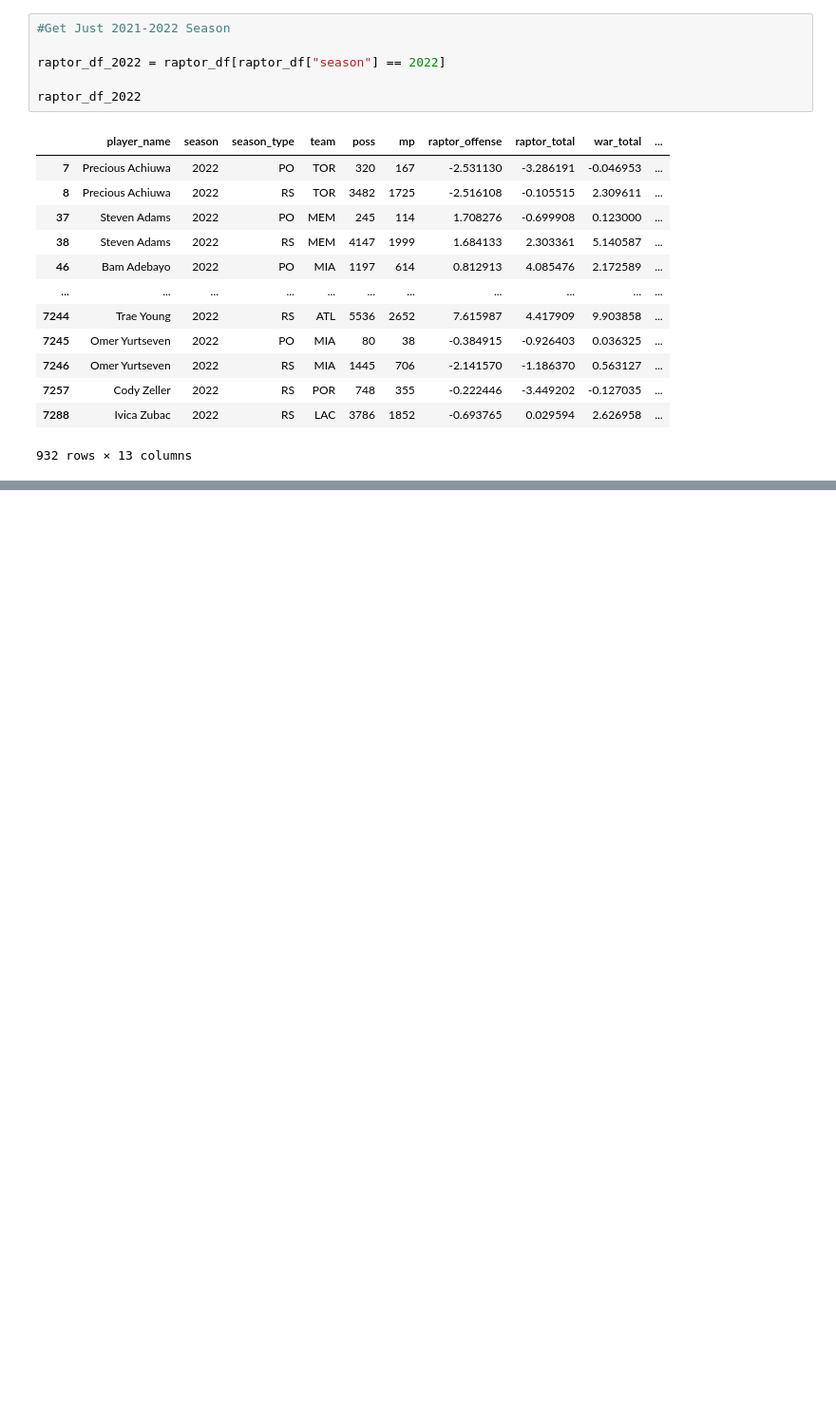
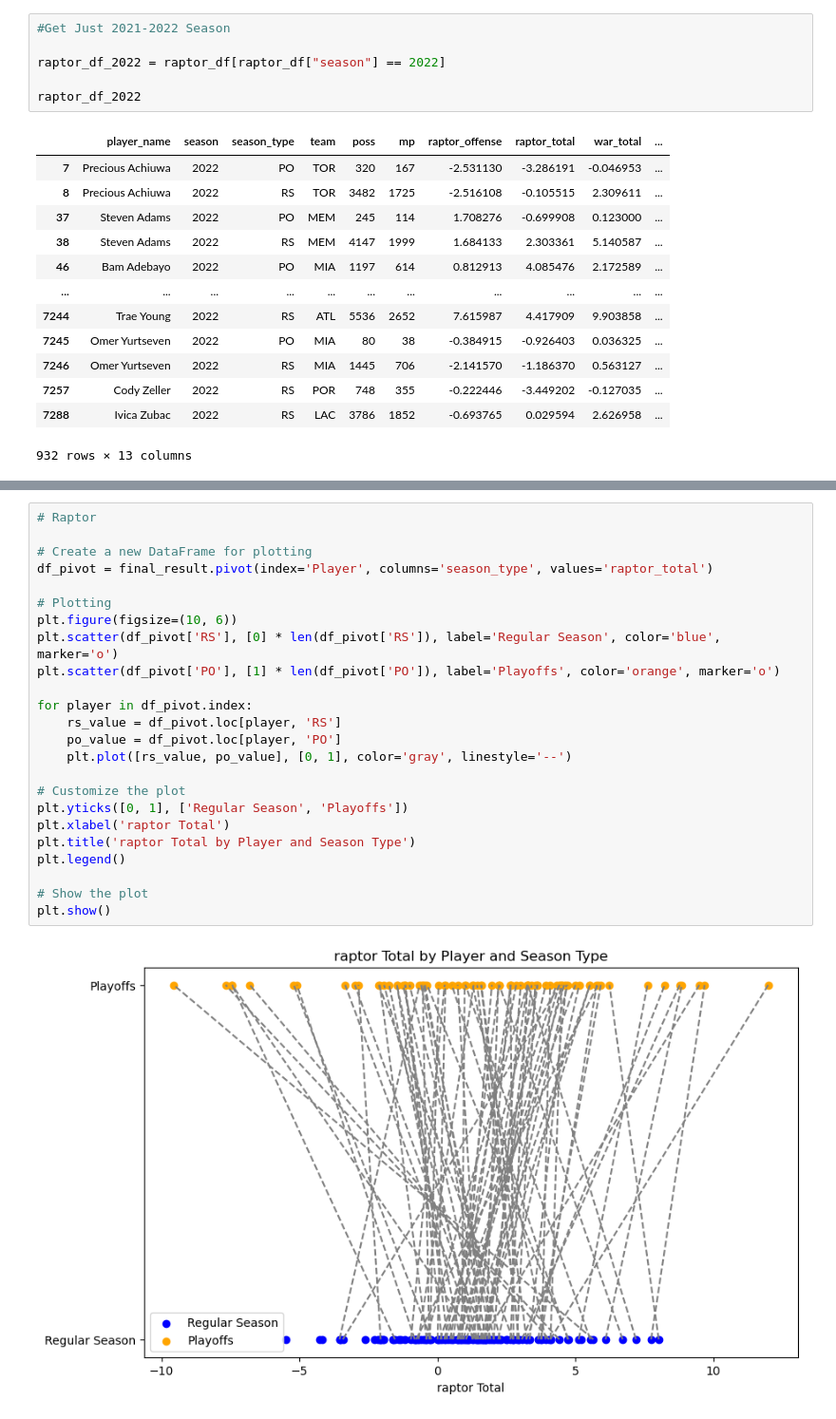
Before and after one commit to samthemanwise/Stat386Project, a Jupyter notebook: playground.ipynb, the cells around one changed output, grey strips where cells are left out. Shown: that part at 95% size. Saved outputs shown, nothing was run; the diff lists cells and outputs as text; blank space fills up the shorter version.

```diff
--- a/playground.ipynb
+++ b/playground.ipynb
@@ -94,0 +155,26 @@ result.to_csv("master.csv", index = False)
+# %%
+# Raptor
+
+# Create a new DataFrame for plotting
+df_pivot = final_result.pivot(index='Player', columns='season_type', values='raptor_total')
+
+# Plotting
+plt.figure(figsize=(10, 6))
+plt.scatter(df_pivot['RS'], [0] * len(df_pivot['RS']), label='Regular Season', color='blue', marker='o')
+plt.scatter(df_pivot['PO'], [1] * len(df_pivot['PO']), label='Playoffs', color='orange', marker='o')
+
+for player in df_pivot.index:
+    rs_value = df_pivot.loc[player, 'RS']
+    po_value = df_pivot.loc[player, 'PO']
+    plt.plot([rs_value, po_value], [0, 1], color='gray', linestyle='--')
+
+# Customize the plot
+plt.yticks([0, 1], ['Regular Season', 'Playoffs'])
+plt.xlabel('raptor Total')
+plt.title('raptor Total by Player and Season Type')
+plt.legend()
+
+# Show the plot
+plt.show()
+# %% [output]
+[figure, added]
```
Also changed, not shown: parts of 8 cells of this notebook, 2 other files.
